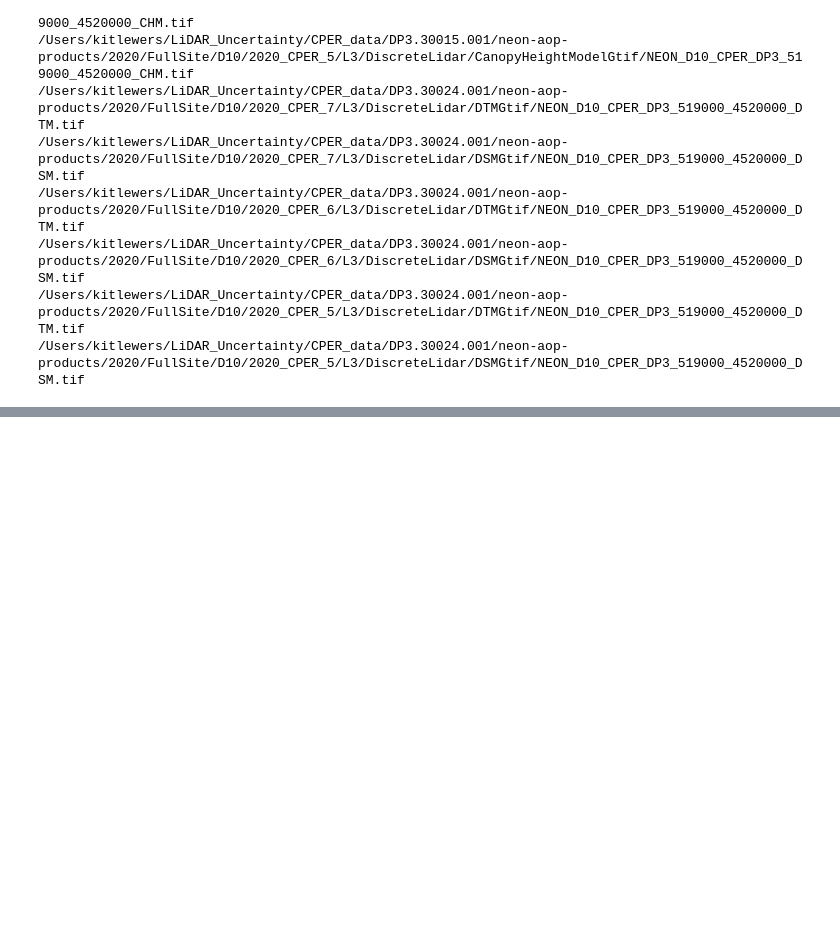
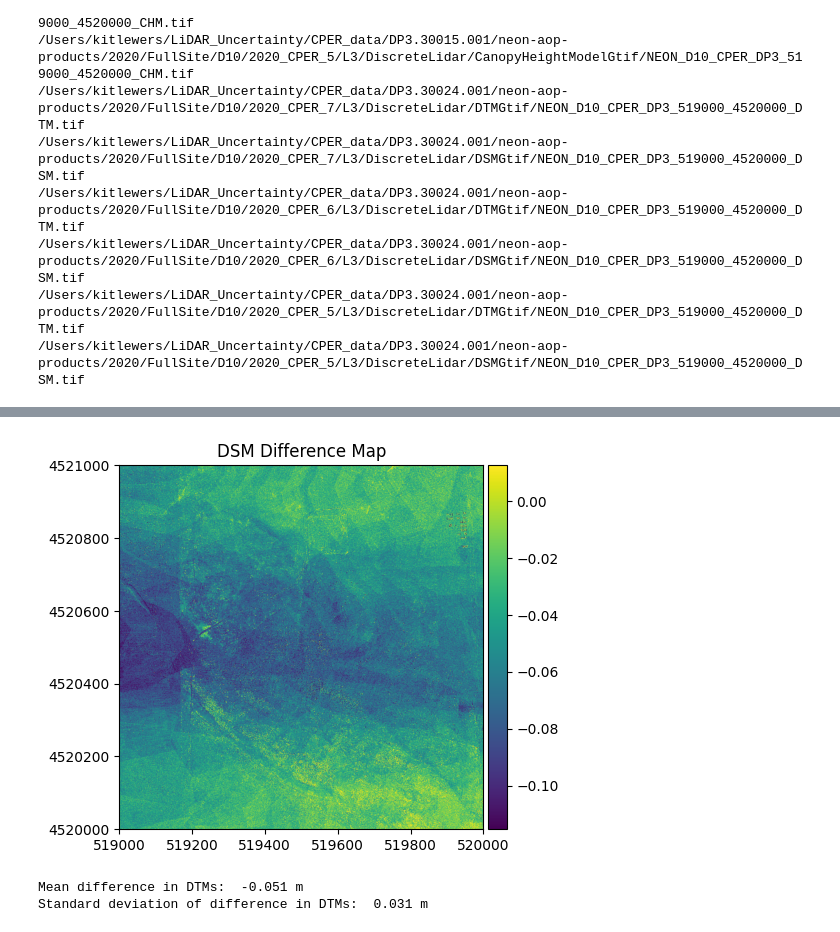
Before and after one commit to kllewers/May_NEON_Ambassador_Tutorial, a Jupyter notebook: code/CPER_LiDAR.ipynb, the cells around one changed output, grey strips where cells are left out. Cells and saved outputs as stored; diff of their text form; code cells hidden in the pictures; blank space fills up the shorter version.

```diff
--- a/code/CPER_LiDAR.ipynb
+++ b/code/CPER_LiDAR.ipynb
@@ -53,0 +127,20 @@ list_files(dem_dir)
+# %%
+# define the min and max histogram values
+dsm_diff_vmin = diff_dsm_array_mean-2*diff_dsm_array_std
+dsm_diff_vmax = diff_dsm_array_mean+2*diff_dsm_array_std
+
+# get the extent (bounds) from dsm1_dataset
+left, bottom, right, top = dsm1_dataset.bounds
+ext = [left, right, bottom, top]
+
+# Plot, with some formatting to make it look nice
+fig, ax = plt.subplots(1, 1, figsize=(5,6))
+dsm_diff_map = show(diff_dsm_array,vmin=dsm_diff_vmin, vmax=dsm_diff_vmax, extent = ext, ax = ax, cmap='viridis')
+im = dsm_diff_map.get_images()[0]
+divider = make_axes_locatable(ax)
+cax = divider.append_axes('right', size='5%', pad=0.05)
+fig.colorbar(im, cax=cax, orientation='vertical')
+ax.ticklabel_format(style='plain'); # don't use scientific notation on the y-axis
+ax.set_title('DSM Difference Map');
+# %% [output]
+[figure, added]
@@ -53,0 +151,8 @@ list_files(dem_dir)
+# %%
+diff_dtm_array_mean = np.mean(diff_dtm_array)
+diff_dtm_array_std = np.std(diff_dtm_array)
+print('Mean difference in DTMs: ',round(diff_dtm_array_mean,3),'m')
+print('Standard deviation of difference in DTMs: ',round(diff_dtm_array_std,3),'m')
+# %% [output]
+Mean difference in DTMs:  -0.051 m
+Standard deviation of difference in DTMs:  0.031 m
```
Also changed, not shown: parts of 16 cells of this notebook.
